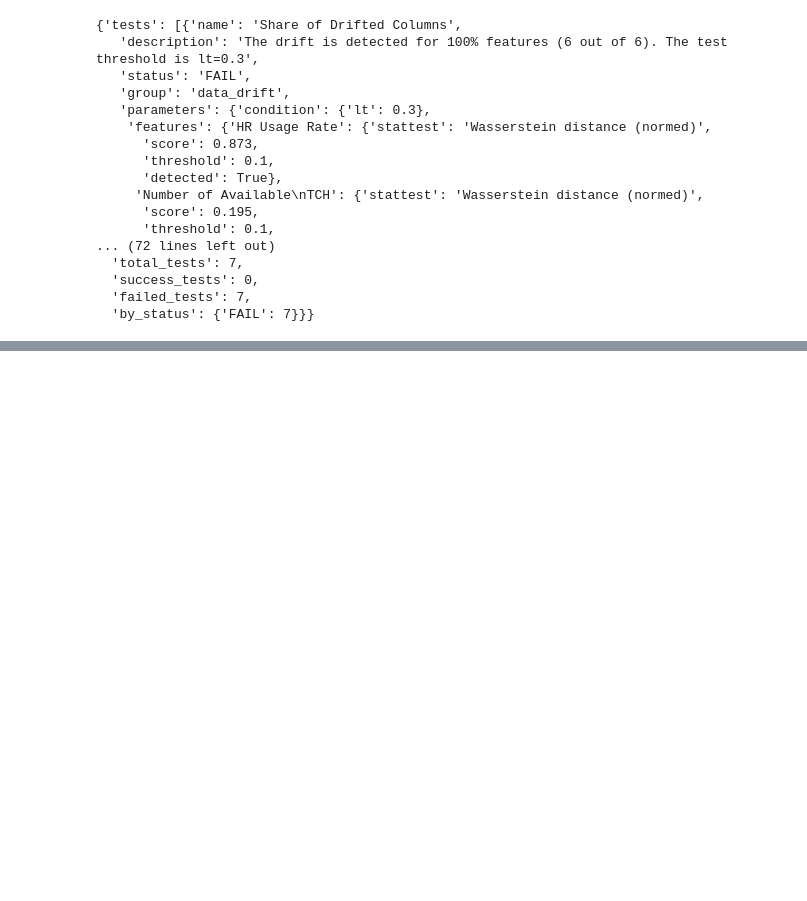
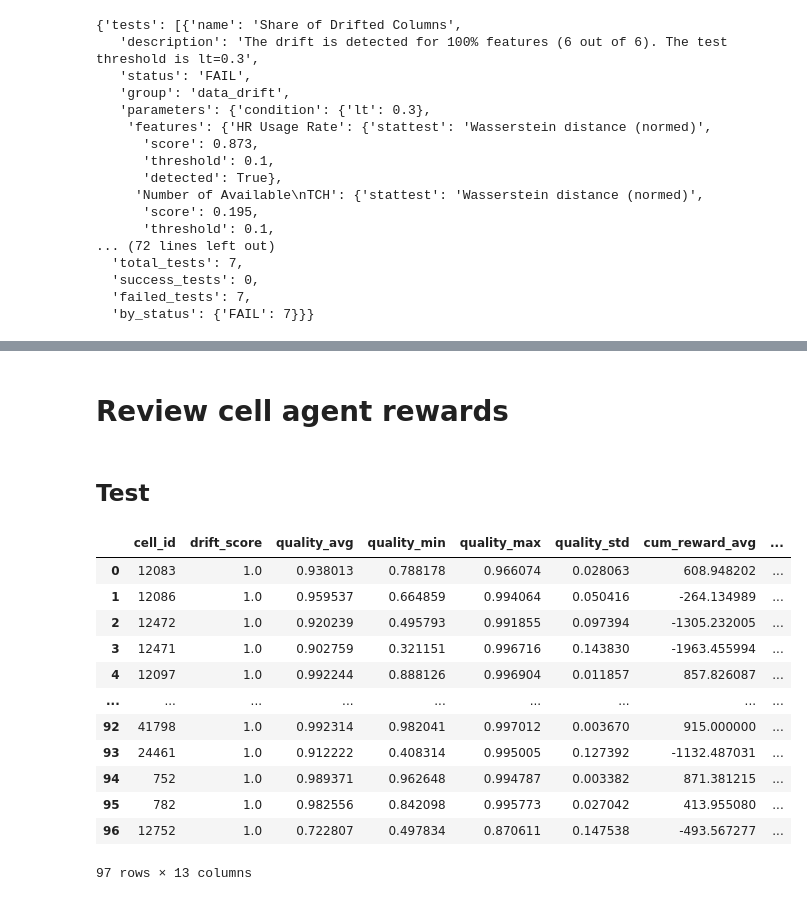
Before and after one commit to S-M157/Bachelor, a Jupyter notebook: DataDrift.ipynb, the cells around one changed output, grey strips where cells are left out. Saved outputs shown, nothing was run; the diff lists cells and outputs as text; code cells hidden in the pictures; blank space fills up the shorter version.

```diff
--- a/DataDrift.ipynb
+++ b/DataDrift.ipynb
@@ -257,3 +338,5 @@ data_drift_test_suite.as_dict()
 data_drift_report.show()
 # %% [output]
 [interactive output not drawn]
+# %% [markdown]
+# Review cell agent rewards
@@ -259,0 +346,18 @@ data_drift_report.show()
+# %% [markdown]
+## Test
+# %%
+ds_test
+# %% [output]
+|  | cell_id | drift_score | quality_avg | quality_min | quality_max | quality_std | cum_reward_avg | ... |
+| 0 | 12083 | 1.0 | 0.938013 | 0.788178 | 0.966074 | 0.028063 | 608.948202 | ... |
+| 1 | 12086 | 1.0 | 0.959537 | 0.664859 | 0.994064 | 0.050416 | -264.134989 | ... |
+| 2 | 12472 | 1.0 | 0.920239 | 0.495793 | 0.991855 | 0.097394 | -1305.232005 | ... |
+| 3 | 12471 | 1.0 | 0.902759 | 0.321151 | 0.996716 | 0.143830 | -1963.455994 | ... |
+| 4 | 12097 | 1.0 | 0.992244 | 0.888126 | 0.996904 | 0.011857 | 857.826087 | ... |
+| ... | ... | ... | ... | ... | ... | ... | ... | ... |
+| 92 | 41798 | 1.0 | 0.992314 | 0.982041 | 0.997012 | 0.003670 | 915.000000 | ... |
+| 93 | 24461 | 1.0 | 0.912222 | 0.408314 | 0.995005 | 0.127392 | -1132.487031 | ... |
+| 94 | 752 | 1.0 | 0.989371 | 0.962648 | 0.994787 | 0.003382 | 871.381215 | ... |
+| 95 | 782 | 1.0 | 0.982556 | 0.842098 | 0.995773 | 0.027042 | 413.955080 | ... |
+| 96 | 12752 | 1.0 | 0.722807 | 0.497834 | 0.870611 | 0.147538 | -493.567277 | ... |
+97 rows × 13 columns
```
Also changed, not shown: parts of 17 cells of this notebook.
